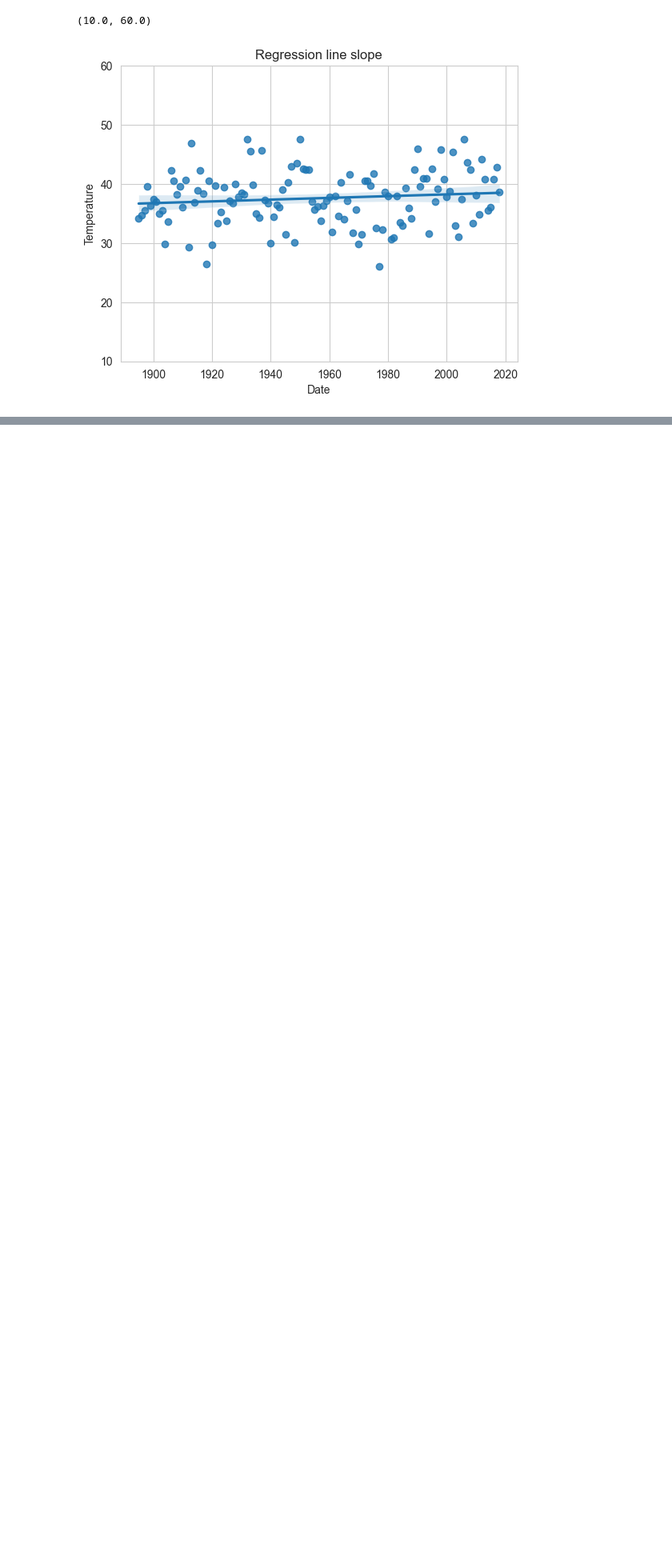
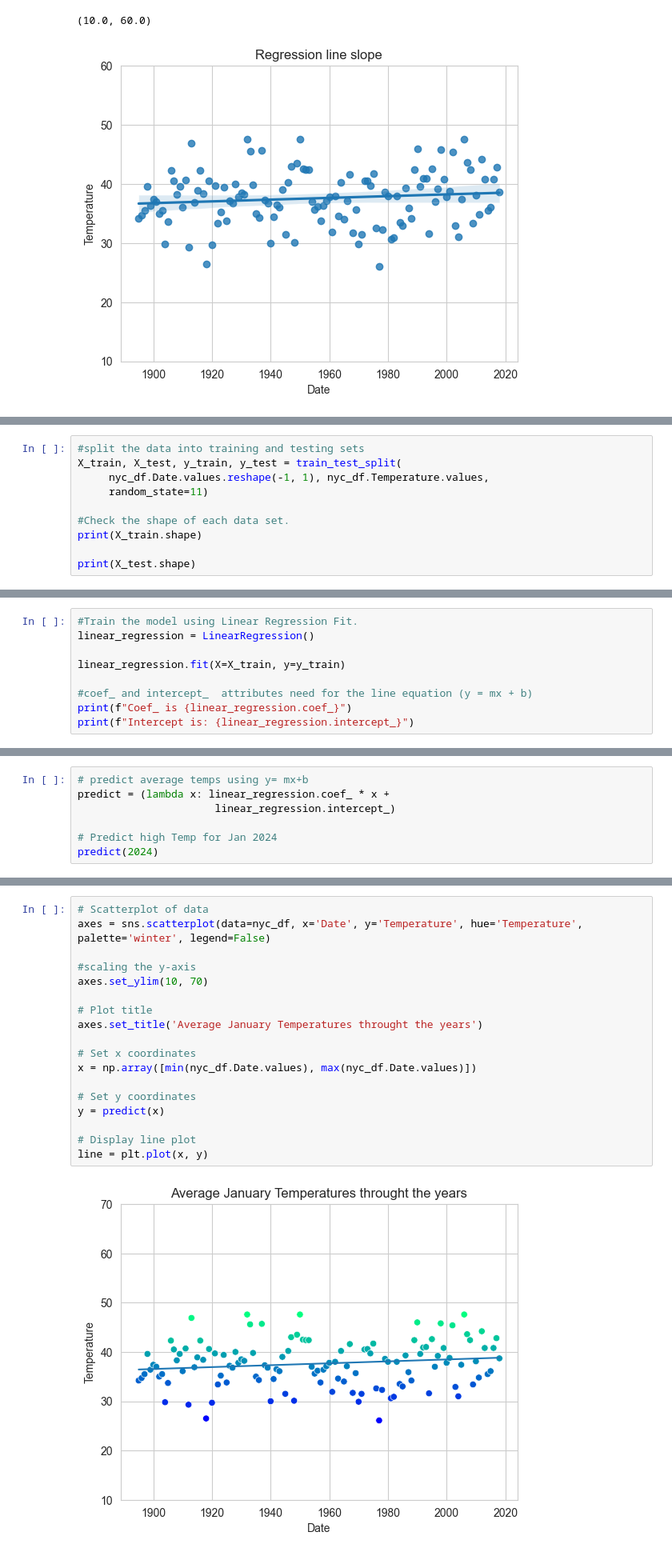
Before and after one commit to aanchalgt/datafun-07-ml, a Jupyter notebook: aanchal_ml.ipynb, the cells around one changed output, grey strips where cells are left out. Shown at 80% size. Saved outputs shown, nothing was run; the diff lists cells and outputs as text; blank space fills up the shorter version.

```diff
--- a/aanchal_ml.ipynb
+++ b/aanchal_ml.ipynb
@@ -136,0 +152,10 @@ axes.set_ylim(10,60)
+# %%
+#split the data into training and testing sets
+X_train, X_test, y_train, y_test = train_test_split(
+     nyc_df.Date.values.reshape(-1, 1), nyc_df.Temperature.values,
+     random_state=11)
+
+#Check the shape of each data set.
+print(X_train.shape)
+
+print(X_test.shape)
@@ -136,0 +165,9 @@ axes.set_ylim(10,60)
+# %%
+#Train the model using Linear Regression Fit.
+linear_regression = LinearRegression()
+
+linear_regression.fit(X=X_train, y=y_train)
+
+#coef_ and intercept_  attributes need for the line equation (y = mx + b)
+print(f"Coef_ is {linear_regression.coef_}")
+print(f"Intercept is: {linear_regression.intercept_}")
@@ -136,0 +199,7 @@ axes.set_ylim(10,60)
+# %%
+# predict average temps using y= mx+b
+predict = (lambda x: linear_regression.coef_ * x +
+                      linear_regression.intercept_)
+
+# Predict high Temp for Jan 2024
+predict(2024)
@@ -136,0 +210,20 @@ axes.set_ylim(10,60)
+# %%
+# Scatterplot of data
+axes = sns.scatterplot(data=nyc_df, x='Date', y='Temperature', hue='Temperature', palette='winter', legend=False)
+
+#scaling the y-axis
+axes.set_ylim(10, 70)
+
+# Plot title
+axes.set_title('Average January Temperatures throught the years')
+
+# Set x coordinates
+x = np.array([min(nyc_df.Date.values), max(nyc_df.Date.values)])
+
+# Set y coordinates
+y = predict(x)
+
+# Display line plot
+line = plt.plot(x, y)
+# %% [output]
+[figure, added]
```
Also changed, not shown: parts of 11 cells of this notebook, 2 other files.
